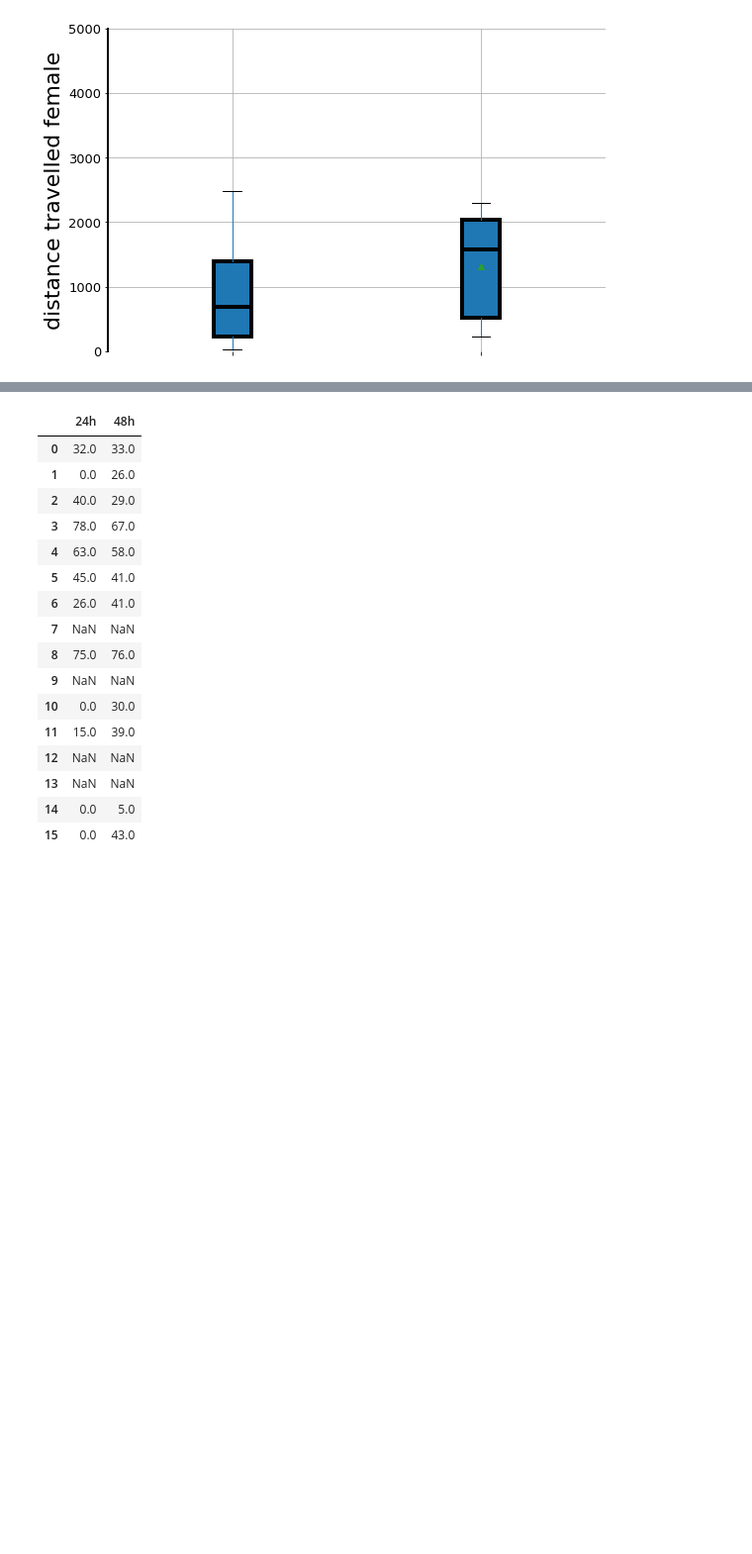
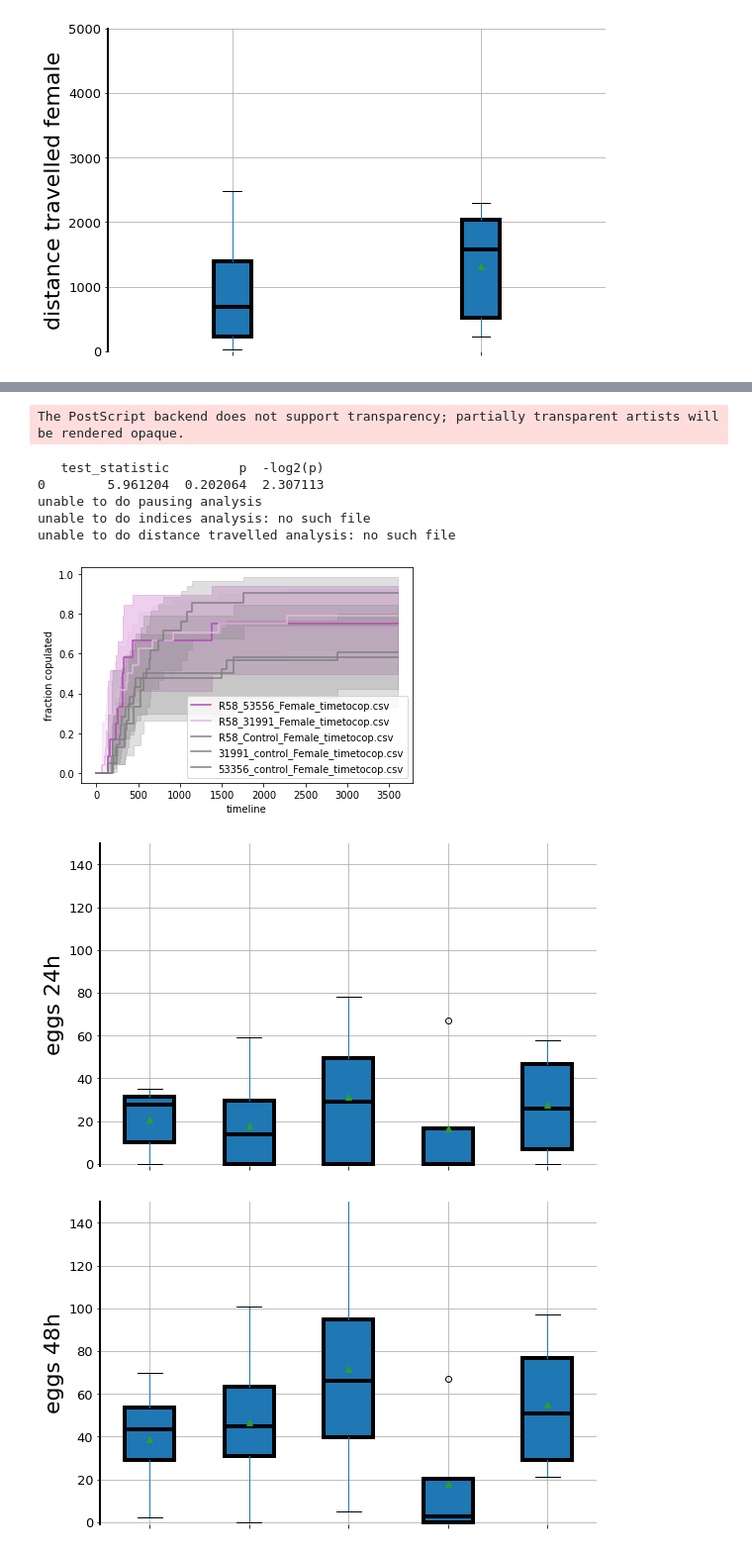
Before and after one commit to AR2202/FlyMate, a Jupyter notebook: fraction.ipynb, the cells around one changed output, grey strips where cells are left out. Shown: that part at 99% size. Saved outputs shown, nothing was run; the diff lists cells and outputs as text; code cells hidden in the pictures; blank space fills up the shorter version.

```diff
--- a/fraction.ipynb
+++ b/fraction.ipynb
@@ -143,2 +74,2 @@ timetocopulation.to_csv(outputpath,index=False, header = False)
 # %%
-filenames_rnai = ['R58_53556', 'R58_31991_Female', 'R58_Control_Female','31991_control_Female','53356_control_Female']
+filenames_rnai = ['R58_53556_Female', 'R58_31991_Female', 'R58_Control_Female','31991_control_Female','53356_control_Female']
@@ -173,20 +75,0 @@ eggtable = pd.concat((eggs24h.rename('24h'), eggs48h.rename('48h')), axis = 1)
-# %%
-eggtable
-# %% [output]
-|  | 24h | 48h |
-| 0 | 32.0 | 33.0 |
-| 1 | 0.0 | 26.0 |
-| 2 | 40.0 | 29.0 |
-| 3 | 78.0 | 67.0 |
-| 4 | 63.0 | 58.0 |
-| 5 | 45.0 | 41.0 |
-| 6 | 26.0 | 41.0 |
-| 7 | NaN | NaN |
-| 8 | 75.0 | 76.0 |
-| 9 | NaN | NaN |
-| 10 | 0.0 | 30.0 |
-| 11 | 15.0 | 39.0 |
-| 12 | NaN | NaN |
-| 13 | NaN | NaN |
-| 14 | 0.0 | 5.0 |
-| 15 | 0.0 | 43.0 |
@@ -192,0 +78,13 @@ eggtable
+# %%
+flybehavior.female_behaviour(filenames_rnai, trackingpath2, behaviourpath2, 'PAM_RNAi',colours=[['#bb44bb', '#d68ed6'], [
+                         '#E3B6E3', '#F8EDF8'], ['#808080', '#b2b2b2'] , ['#808080', '#b2b2b2'], ['#808080', '#b2b2b2']],)
+# %% [output]
+The PostScript backend does not support transparency; partially transparent artists will be rendered opaque.
+   test_statistic         p  -log2(p)
+0        5.961204  0.202064  2.307113
+unable to do pausing analysis
+unable to do indices analysis: no such file
+unable to do distance travelled analysis: no such file
+[figure, added]
+[figure, added]
+[figure, added]
```
Also changed, not shown: parts of 19 cells of this notebook.
